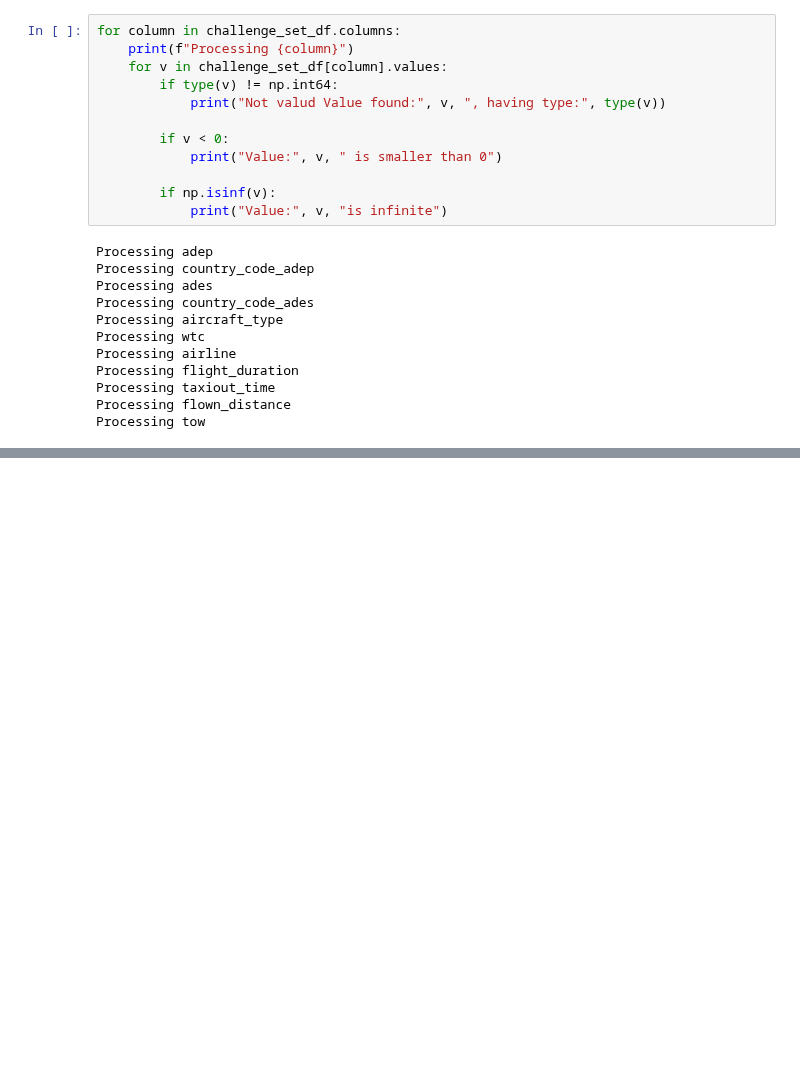
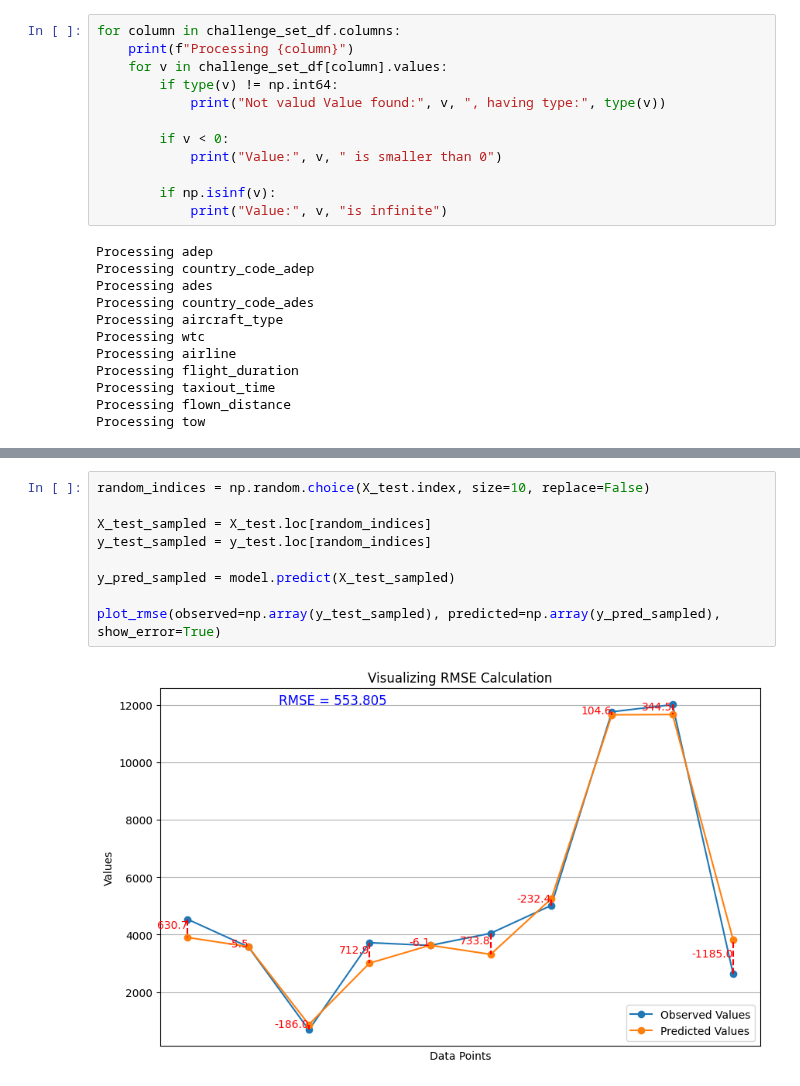
Before and after one commit to MohammedGuniem/PRC-Challenge, a Jupyter notebook: Preprocessing and Grid Search.ipynb, the cells around one changed output, grey strips where cells are left out. Drawn from its saved outputs; the diff is of its cells as text; blank space fills up the shorter version.

```diff
--- a/Preprocessing and Grid Search.ipynb
+++ b/Preprocessing and Grid Search.ipynb
@@ -165,0 +251,11 @@ Best Score (Negative Mean Squared Error): -442.45842233687137
+# %%
+random_indices = np.random.choice(X_test.index, size=10, replace=False)
+
+X_test_sampled = X_test.loc[random_indices]
+y_test_sampled = y_test.loc[random_indices]
+
+y_pred_sampled = model.predict(X_test_sampled)
+
+plot_rmse(observed=np.array(y_test_sampled), predicted=np.array(y_pred_sampled), show_error=True)
+# %% [output]
+[figure, added]
```
Also changed, not shown: parts of 13 cells of this notebook, 1 other file.
